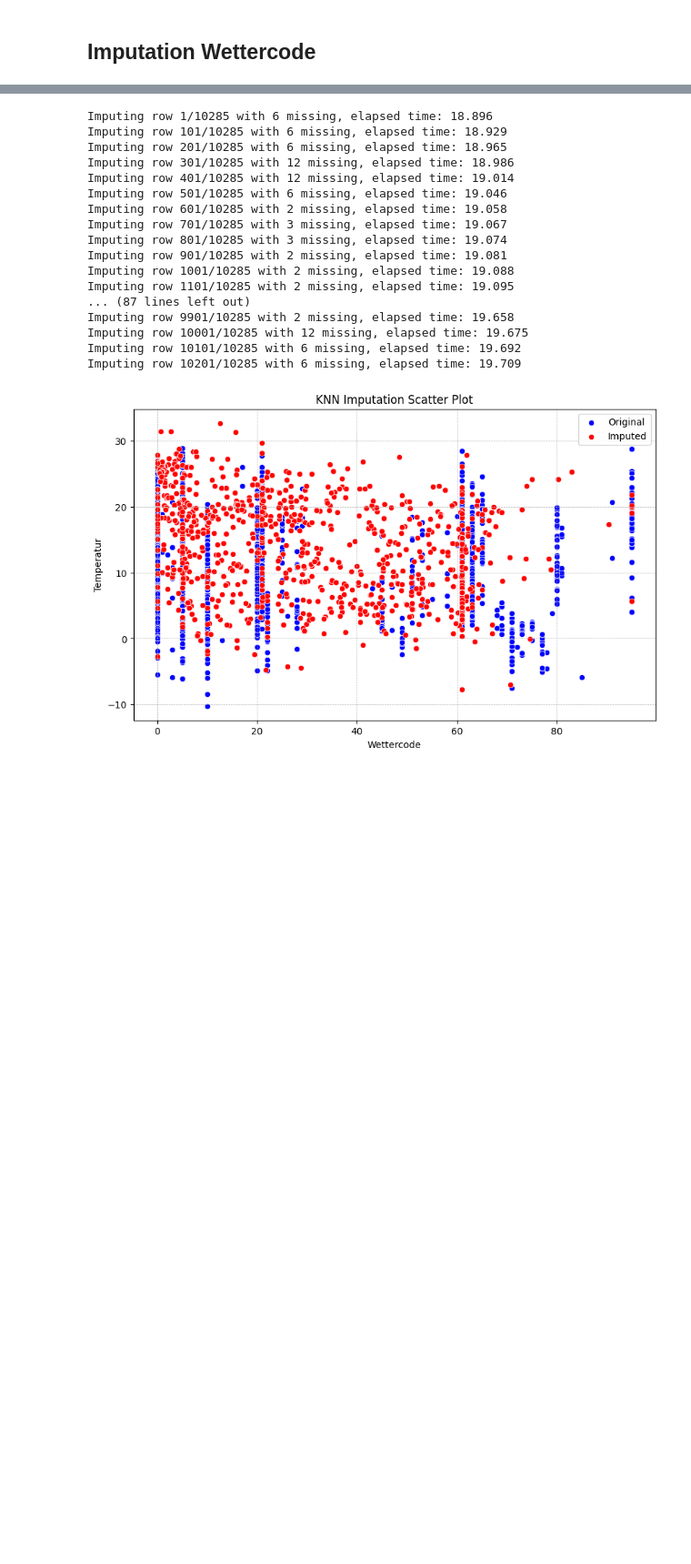
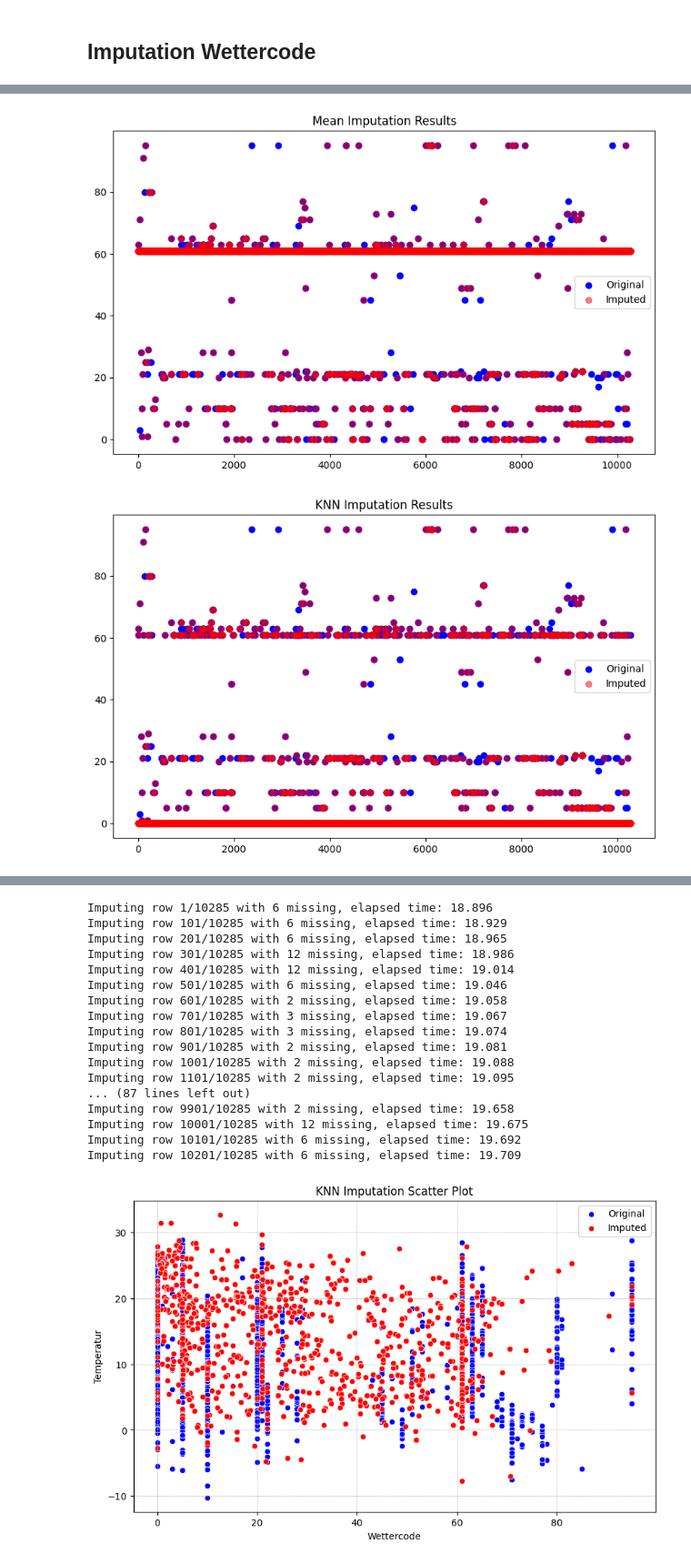
Before and after one commit to Suminho7/bakery_sales_prediction, a Jupyter notebook: Datenaufbereitung.ipynb, the cells around one changed output, grey strips where cells are left out. Shown at 91% size. Cells and saved outputs as stored; diff of their text form; code cells hidden in the pictures; blank space fills up the shorter version.

```diff
--- a/Datenaufbereitung.ipynb
+++ b/Datenaufbereitung.ipynb
@@ -278,2 +317,80 @@ plt.show()
 # %% [markdown]
 ## Imputation Wettercode
+# %%
+# Checken welche Methode am besten geeignet ist, indem 30% der Werte gelöscht werden
+import pandas as pd
+import numpy as np
+from sklearn.impute import SimpleImputer
+from fancyimpute import KNN
+from sklearn.ensemble import RandomForestClassifier
+from sklearn.metrics import accuracy_score
+import random
+import matplotlib.pyplot as plt
+
+# Angenommen, merged_data ist Ihr DataFrame
+# merged_data = pd.read_csv('your_data.csv')  # Ersetzen Sie dies durch den tatsächlichen Datenladevorgang
+
+# Original-Wettercode speichern
+original_wettercode = merged_data['Wettercode'].copy()
+
+# 30% der Werte in Wettercode löschen
+nan_fraction = 0.3
+n_missing = int(len(merged_data) * nan_fraction)
+missing_indices = random.sample(range(len(merged_data)), n_missing)
+merged_data.loc[missing_indices, 'Wettercode'] = np.nan
+
+# Angenommen, 'Datum' ist eine Spalte mit Datums- und Zeitwerten
+# Entfernen der 'Datum'-Spalte, wenn sie nicht benötigt wird
+if 'Datum' in merged_data.columns:
+    merged_data = merged_data.drop(columns=['Datum'])
+
+# Funktion zur Berechnung der Accuracy
+def calculate_accuracy(original, imputed, missing_indices):
+    # Entfernen der NaN-Werte aus den originalen Daten an den missing_indices
+    valid_indices = [i for i in missing_indices if not pd.isna(original[i])]
+    return accuracy_score(original[valid_indices], imputed[valid_indices])
+
+# 1. Methode: Modustimputation
+imputer_mean = SimpleImputer(strategy='most_frequent')
+data_mean_imputed = merged_data.copy()
+data_mean_imputed['Wettercode'] = imputer_mean.fit_transform(data_mean_imputed[['Wettercode']])
+
+# 2. Methode: KNN-Imputation
+imputer_knn = KNN()
+data_knn_imputed = merged_data.copy()
+data_knn_imputed['Wettercode'] = imputer_knn.fit_transform(data_knn_imputed[['Wettercode']])
+
+# 3. Methode: Random Forest Imputation
+train_data = merged_data.dropna(subset=['Wettercode'])
+test_data = merged_data[merged_data['Wettercode'].isna()]
+
+clf = RandomForestClassifier()
+clf.fit(train_data.drop(columns=['Wettercode']), train_data['Wettercode'])
+
+predictions_rf = clf.predict(test_data.drop(columns=['Wettercode']))
+
+data_rf_imputed = merged_data.copy()
+data_rf_imputed.loc[data_rf_imputed['Wettercode'].isna(), 'Wettercode'] = predictions_rf
+
+# Accuracy für jede Methode berechnen
+accuracy_mean = calculate_accuracy(original_wettercode, data_mean_imputed['Wettercode'], missing_indices)
+accuracy_knn = calculate_accuracy(original_wettercode, data_knn_imputed['Wettercode'], missing_indices)
+accuracy_rf = calculate_accuracy(original_wettercode, data_rf_imputed['Wettercode'], missing_indices)
+
+print(f"Accuracy der Mittelwertimputation: {accuracy_mean}")
+print(f"Accuracy der KNN-Imputation: {accuracy_knn}")
+print(f"Accuracy der Random Forest Imputation: {accuracy_rf}")
+
+# Ergebnis visualisieren
+def plot_imputation_results(original, imputed, title):
+    plt.figure(figsize=(10, 6))
+    plt.scatter(range(len(original)), original, color='blue', label='Original')
+    plt.scatter(range(len(imputed)), imputed, color='red', alpha=0.5, label='Imputed')
+    plt.title(title)
+    plt.legend()
+    plt.show()
+
+plot_imputation_results(original_wettercode, data_mean_imputed['Wettercode'], 'Mean Imputation Results')
+plot_imputation_results(original_wettercode, data_knn_imputed['Wettercode'], 'KNN Imputation Results')
+plot_imputation_results(original_wettercode, data_rf_imputed['Wettercode'], 'Random Forest Imputation Results')
+# %% [output]
@@ -279,0 +414,2 @@ plt.show()
+[figure, added]
+[figure, added]
```
Also changed, not shown: parts of 4 cells of this notebook.
